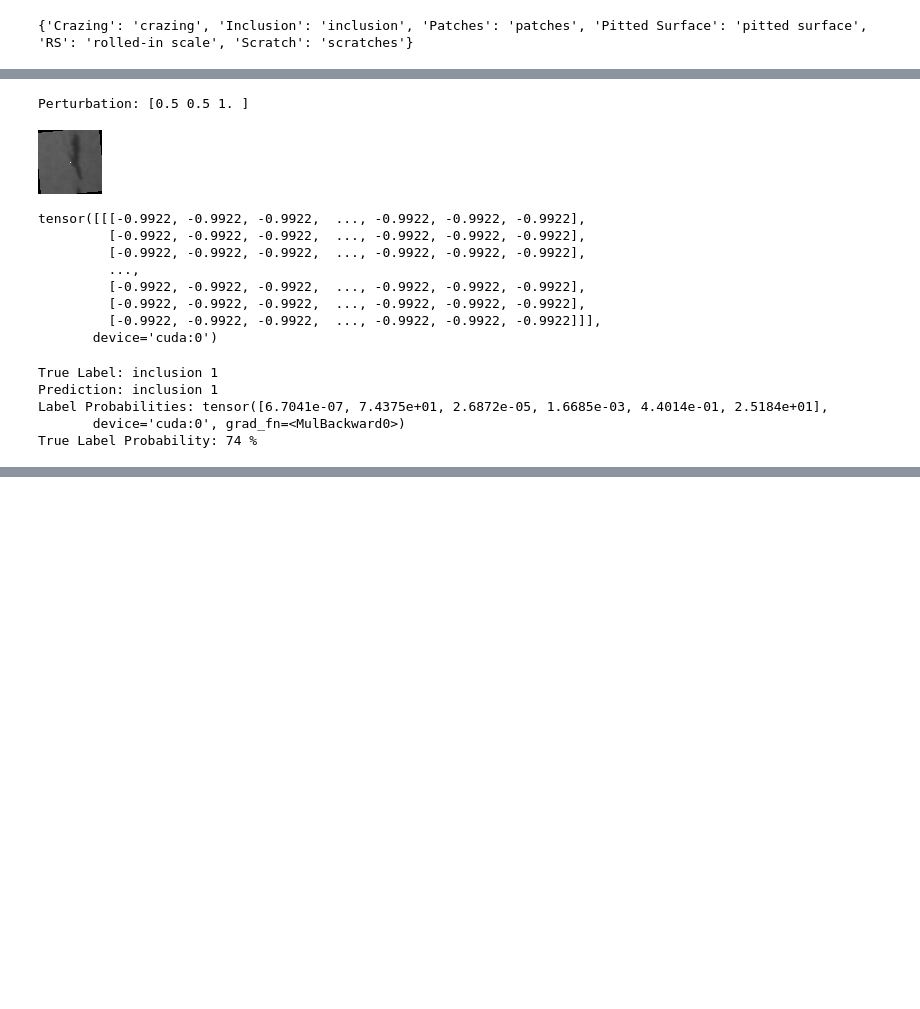
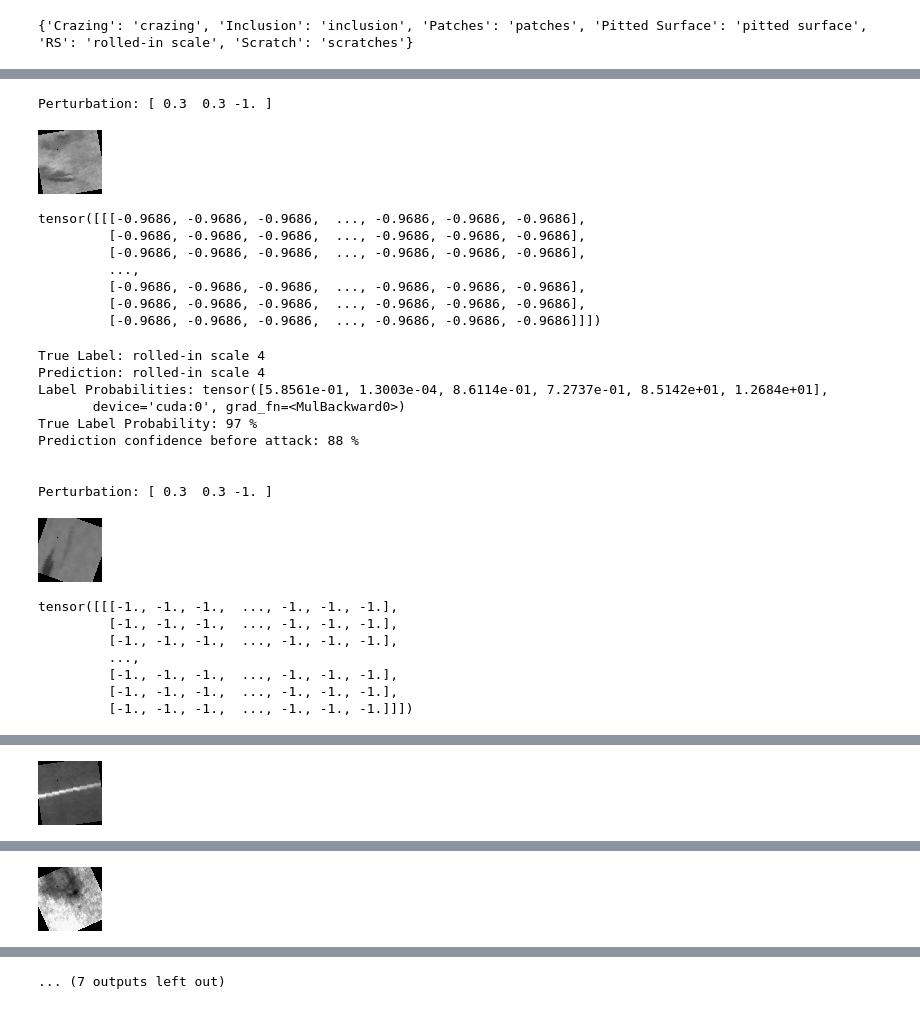
Before and after one commit to Autonoship/Ship-Monitoring-Fault-Diagnosis, a Jupyter notebook: One-Pixel-Attack/OnePixelAttack.ipynb, the cells around one changed output, grey strips where cells are left out. Cells and saved outputs as stored; diff of their text form; code cells hidden in the pictures; blank space fills up the shorter version.

```diff
--- a/One-Pixel-Attack/OnePixelAttack.ipynb
+++ b/One-Pixel-Attack/OnePixelAttack.ipynb
@@ -340,7 +328,15 @@ translate = {
     "Scratch": "scratches",
 }
 
-translate = {x:translate[x] for x in train_dataloader.dataset.dataset.classes}
+name_map = {"cr.jpg":0,
+            "in.jpg":1,
+            "pat.jpg":2,
+            "ps.jpg":3,
+            "rs.jpg":4,
+            "sc.jpg":5
+            }
+
+# translate = {x:translate[x] for x in train_dataloader.dataset.dataset.classes}
 print(translate)
 # %% [output]
 {'Crazing': 'crazing', 'Inclusion': 'inclusion', 'Patches': 'patches', 'Pitted Surface': 'pitted surface', 'RS': 'rolled-in scale', 'Scratch': 'scratches'}
@@ -470,23 +451,0 @@ Attack Model
-# %%
-CIFAR_LABELS = ["crazing","inclusion","patches","pitted surface","rolled-in scale","scratches"]
-
-def show(img):
-    npimg = img.cpu().numpy()
-    a= np.transpose(npimg, (1,2,0))
-    a = a[:,:,0]
-    plt.imshow(a, interpolation='nearest',cmap="gray")
-    # plt.imshow(a)
-def tell(image, label, model, target_label=None):
-    image_tensor = image.view(1,1,64,64).to(device)
-    moutput = model(image_tensor)
-    moutput = nn.Softmax(dim=1)(moutput)[0]*100
-    idx = moutput.argmax().data.item()
-    oclass = CIFAR_LABELS[idx]
-    moutput = moutput.int().data.cpu().numpy()
-    display(image)
-    print("True Label:", CIFAR_LABELS[label], label)
-    print("Prediction:", oclass, idx)
-    print("Label Probabilities:", nn.Softmax(dim=1)(model(image_tensor))[0]*100)
-    print("True Label Probability:", moutput[label],'%')
-    if target_label is not None:
-        print("Target Label Probability:", moutput[target_label])
@@ -531,39 +477,54 @@ Perturbation
 # %%
 from IPython.display import Image
 def perturb(p, img):
     # Elements of p should be in range [0,1]
     img_size = img.size(1) # C x _H_ x W, assume H == W
     p_img = img.clone()
     # show(p_img)
     xy = (p[0:2].copy() * img_size).astype(int)
     xy = np.clip(xy, 0, img_size-1)
     rgb = p[2].copy()
     # rgb = np.clip(rgb, -1, 1)
     rgb=np.array(rgb, dtype='float32')
     p_img[:,xy[0],xy[1]] = torch.from_numpy(rgb)
     return p_img
 
 def visualize_perturbation(p, img, label, model, target_label=None):
 
     p_img = perturb(p, img)
     print("Perturbation:", p)
     display(denormalize(p_img))
     tell(p_img, label, model, target_label)
 
-visualize_perturbation(np.array([0.5,0.5,1]), test_img, test_label, model)
+for i in range(len(test_image)):
+
+    visualize_perturbation(np.array([0.3,0.3,-1]), test_image[i], name_map[test_image_label[i]], model)
+    print("Prediction confidence before attack:", confidence[i],'%')
+    print("\n")
 # %% [output]
-Perturbation: [0.5 0.5 1. ]
+Perturbation: [ 0.3  0.3 -1. ]
-[figure, old version]
+[figure, new version]
-tensor([[[-0.9922, -0.9922, -0.9922,  ..., -0.9922, -0.9922, -0.9922],
-         [-0.9922, -0.9922, -0.9922,  ..., -0.9922, -0.9922, -0.9922],
-         [-0.9922, -0.9922, -0.9922,  ..., -0.9922, -0.9922, -0.9922],
+tensor([[[-0.9686, -0.9686, -0.9686,  ..., -0.9686, -0.9686, -0.9686],
+         [-0.9686, -0.9686, -0.9686,  ..., -0.9686, -0.9686, -0.9686],
+         [-0.9686, -0.9686, -0.9686,  ..., -0.9686, -0.9686, -0.9686],
          ...,
-         [-0.9922, -0.9922, -0.9922,  ..., -0.9922, -0.9922, -0.9922],
-         [-0.9922, -0.9922, -0.9922,  ..., -0.9922, -0.9922, -0.9922],
-         [-0.9922, -0.9922, -0.9922,  ..., -0.9922, -0.9922, -0.9922]]],
-       device='cuda:0')
+         [-0.9686, -0.9686, -0.9686,  ..., -0.9686, -0.9686, -0.9686],
+         [-0.9686, -0.9686, -0.9686,  ..., -0.9686, -0.9686, -0.9686],
+         [-0.9686, -0.9686, -0.9686,  ..., -0.9686, -0.9686, -0.9686]]])
-True Label: inclusion 1
-Prediction: inclusion 1
-Label Probabilities: tensor([6.7041e-07, 7.4375e+01, 2.6872e-05, 1.6685e-03, 4.4014e-01, 2.5184e+01],
+True Label: rolled-in scale 4
+Prediction: rolled-in scale 4
+Label Probabilities: tensor([5.8561e-01, 1.3003e-04, 8.6114e-01, 7.2737e-01, 8.5142e+01, 1.2684e+01],
        device='cuda:0', grad_fn=<MulBackward0>)
-True Label Probability: 74 %
+True Label Probability: 97 %
+Prediction confidence before attack: 88 %
+
+
+Perturbation: [ 0.3  0.3 -1. ]
+[figure, added]
+tensor([[[-1., -1., -1.,  ..., -1., -1., -1.],
+         [-1., -1., -1.,  ..., -1., -1., -1.],
+         [-1., -1., -1.,  ..., -1., -1., -1.],
+         ...,
+         [-1., -1., -1.,  ..., -1., -1., -1.],
+         [-1., -1., -1.,  ..., -1., -1., -1.],
+         [-1., -1., -1.,  ..., -1., -1., -1.]]])
@@ -569,0 +540 @@ True Label Probability: 74 %
+[figure, added]
@@ -569,0 +557 @@ True Label Probability: 74 %
+[figure, added]
@@ -570 +565,2 @@ True Label Probability: 74 %
+... (7 outputs left out)
 # %% [markdown]
```
Also changed, not shown: parts of 28 cells of this notebook.
